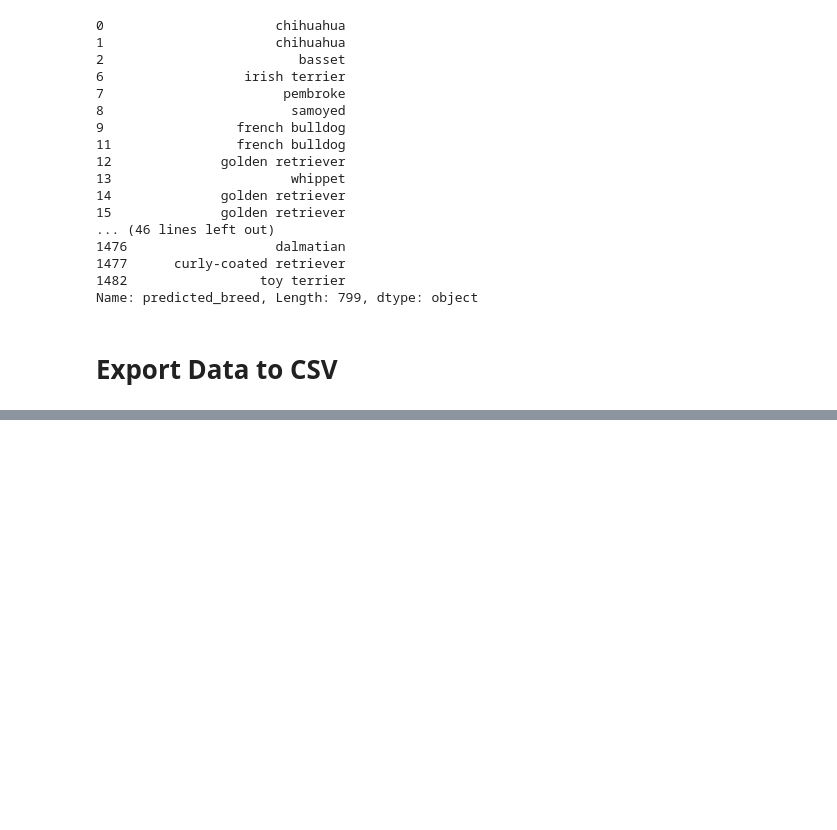
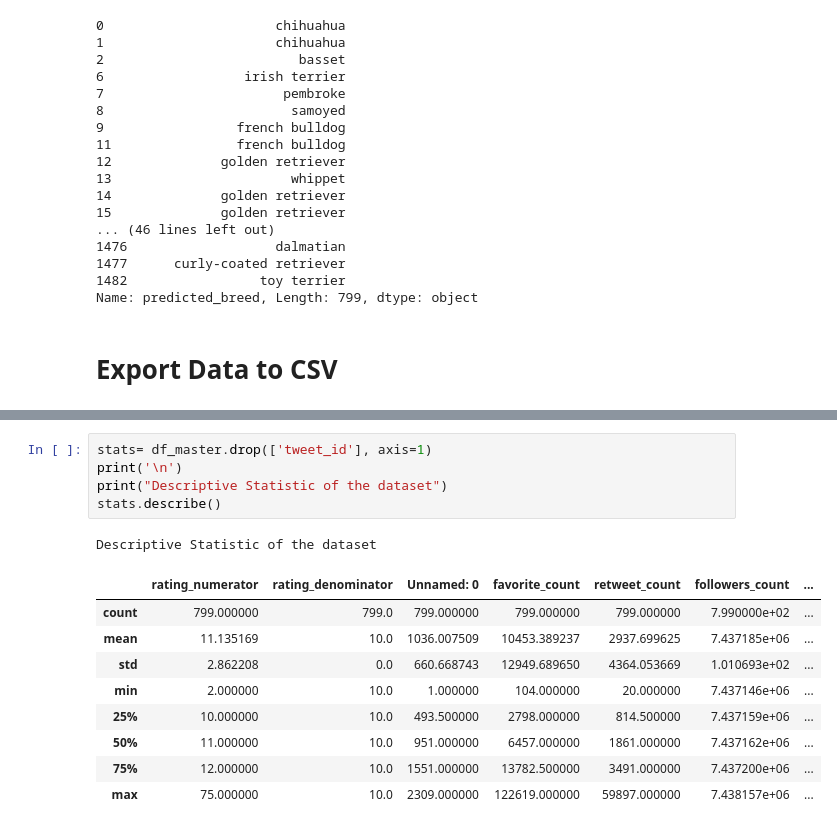
Before and after one commit to nagashrin/data_wrangling, a Jupyter notebook: wrangle_act_1.ipynb, the cells around one changed output, grey strips where cells are left out. Saved outputs shown, nothing was run; the diff lists cells and outputs as text; blank space fills up the shorter version.

```diff
--- a/wrangle_act_1.ipynb
+++ b/wrangle_act_1.ipynb
@@ -784,0 +795,16 @@ df_Clean.to_csv('data/wrangled_rate_dogs.csv')
+# %%
+stats= df_master.drop(['tweet_id'], axis=1)
+print('\n')
+print("Descriptive Statistic of the dataset")
+stats.describe()
+# %% [output]
+Descriptive Statistic of the dataset
+|  | rating_numerator | rating_denominator | Unnamed: 0 | favorite_count | retweet_count | followers_count | ... |
+| count | 799.000000 | 799.0 | 799.000000 | 799.000000 | 799.000000 | 7.990000e+02 | ... |
+| mean | 11.135169 | 10.0 | 1036.007509 | 10453.389237 | 2937.699625 | 7.437185e+06 | ... |
+| std | 2.862208 | 0.0 | 660.668743 | 12949.689650 | 4364.053669 | 1.010693e+02 | ... |
+| min | 2.000000 | 10.0 | 1.000000 | 104.000000 | 20.000000 | 7.437146e+06 | ... |
+| 25% | 10.000000 | 10.0 | 493.500000 | 2798.000000 | 814.500000 | 7.437159e+06 | ... |
+| 50% | 11.000000 | 10.0 | 951.000000 | 6457.000000 | 1861.000000 | 7.437162e+06 | ... |
+| 75% | 12.000000 | 10.0 | 1551.000000 | 13782.500000 | 3491.000000 | 7.437200e+06 | ... |
+| max | 75.000000 | 10.0 | 2309.000000 | 122619.000000 | 59897.000000 | 7.438157e+06 | ... |
```
Also changed, not shown: parts of 44 cells of this notebook.
